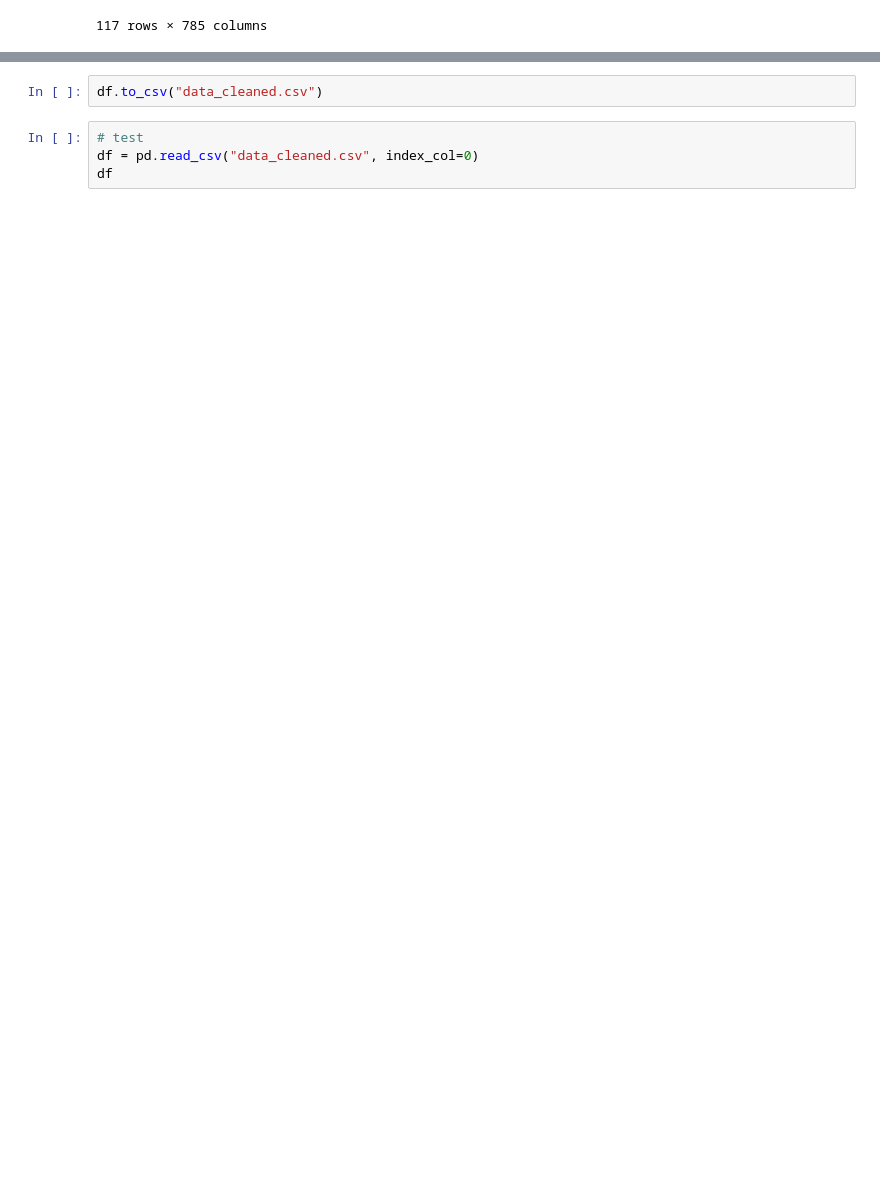
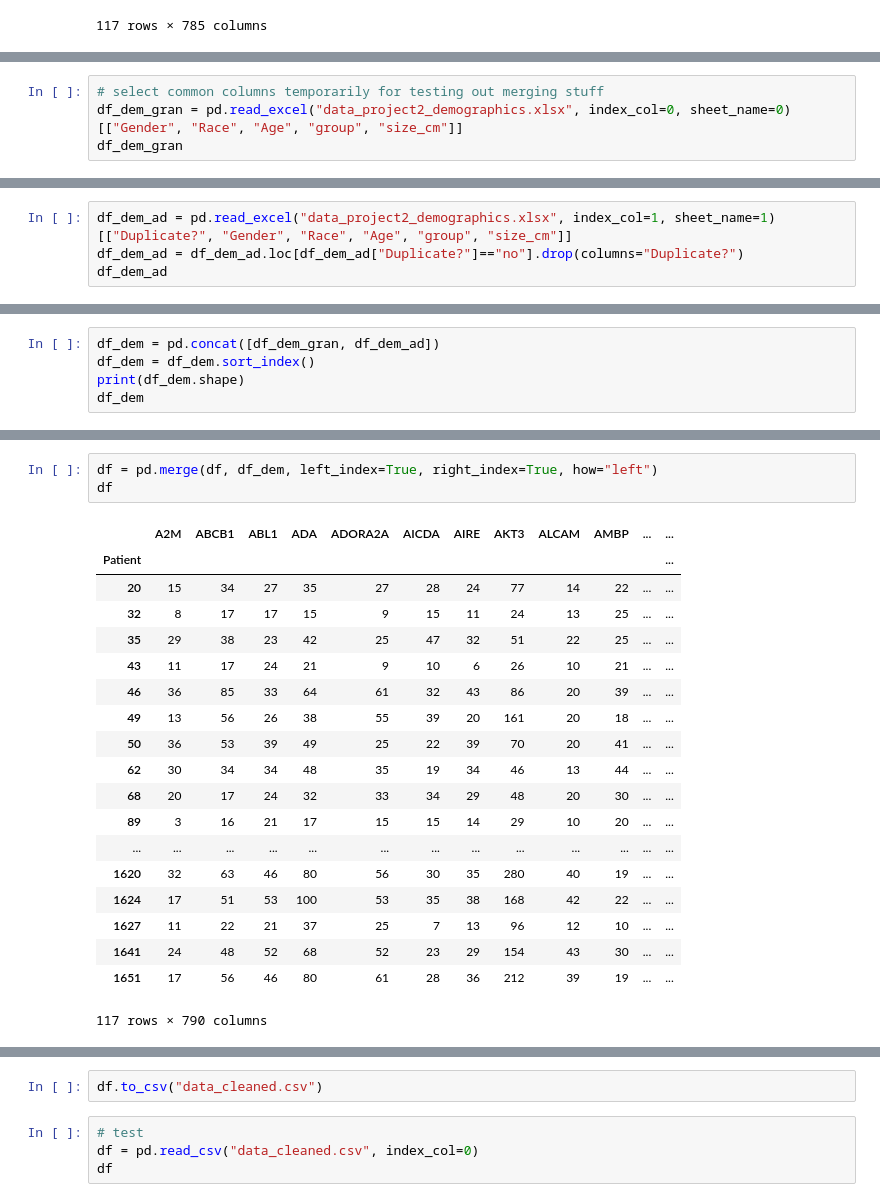
Before and after one commit to ChaojieZhang-cz/BuffyCoatTranscriptome, a Jupyter notebook: project2_DataCleaning.ipynb, the cells around one changed output, grey strips where cells are left out. Cells and saved outputs as stored; diff of their text form; blank space fills up the shorter version.

Commit message:
finished data cleaning and merging

```diff
--- a/project2_DataCleaning.ipynb
+++ b/project2_DataCleaning.ipynb
@@ -157,0 +216,4 @@ df
+# %%
+# select common columns temporarily for testing out merging stuff
+df_dem_gran = pd.read_excel("data_project2_demographics.xlsx", index_col=0, sheet_name=0)[["Gender", "Race", "Age", "group", "size_cm"]]
+df_dem_gran
@@ -157,0 +239,4 @@ df
+# %%
+df_dem_ad = pd.read_excel("data_project2_demographics.xlsx", index_col=1, sheet_name=1)[["Duplicate?", "Gender", "Race", "Age", "group", "size_cm"]]
+df_dem_ad = df_dem_ad.loc[df_dem_ad["Duplicate?"]=="no"].drop(columns="Duplicate?")
+df_dem_ad
@@ -157,0 +264,5 @@ df
+# %%
+df_dem = pd.concat([df_dem_gran, df_dem_ad])
+df_dem = df_dem.sort_index()
+print(df_dem.shape)
+df_dem
@@ -157,0 +313,23 @@ df
+# %%
+df = pd.merge(df, df_dem, left_index=True, right_index=True, how="left")
+df
+# %% [output]
+|  | A2M | ABCB1 | ABL1 | ADA | ADORA2A | AICDA | AIRE | AKT3 | ALCAM | AMBP | ... | ... |
+| Patient |  |  |  |  |  |  |  |  |  |  |  | ... |
+| 20 | 15 | 34 | 27 | 35 | 27 | 28 | 24 | 77 | 14 | 22 | ... | ... |
+| 32 | 8 | 17 | 17 | 15 | 9 | 15 | 11 | 24 | 13 | 25 | ... | ... |
+| 35 | 29 | 38 | 23 | 42 | 25 | 47 | 32 | 51 | 22 | 25 | ... | ... |
+| 43 | 11 | 17 | 24 | 21 | 9 | 10 | 6 | 26 | 10 | 21 | ... | ... |
+| 46 | 36 | 85 | 33 | 64 | 61 | 32 | 43 | 86 | 20 | 39 | ... | ... |
+| 49 | 13 | 56 | 26 | 38 | 55 | 39 | 20 | 161 | 20 | 18 | ... | ... |
+| 50 | 36 | 53 | 39 | 49 | 25 | 22 | 39 | 70 | 20 | 41 | ... | ... |
+| 62 | 30 | 34 | 34 | 48 | 35 | 19 | 34 | 46 | 13 | 44 | ... | ... |
+| 68 | 20 | 17 | 24 | 32 | 33 | 34 | 29 | 48 | 20 | 30 | ... | ... |
+| 89 | 3 | 16 | 21 | 17 | 15 | 15 | 14 | 29 | 10 | 20 | ... | ... |
+| ... | ... | ... | ... | ... | ... | ... | ... | ... | ... | ... | ... | ... |
+| 1620 | 32 | 63 | 46 | 80 | 56 | 30 | 35 | 280 | 40 | 19 | ... | ... |
+| 1624 | 17 | 51 | 53 | 100 | 53 | 35 | 38 | 168 | 42 | 22 | ... | ... |
+| 1627 | 11 | 22 | 21 | 37 | 25 | 7 | 13 | 96 | 12 | 10 | ... | ... |
+| 1641 | 24 | 48 | 52 | 68 | 52 | 23 | 29 | 154 | 43 | 30 | ... | ... |
+| 1651 | 17 | 56 | 46 | 80 | 61 | 28 | 36 | 212 | 39 | 19 | ... | ... |
+117 rows × 790 columns
```
Also changed, not shown: parts of 15 cells of this notebook, 4 other files.
